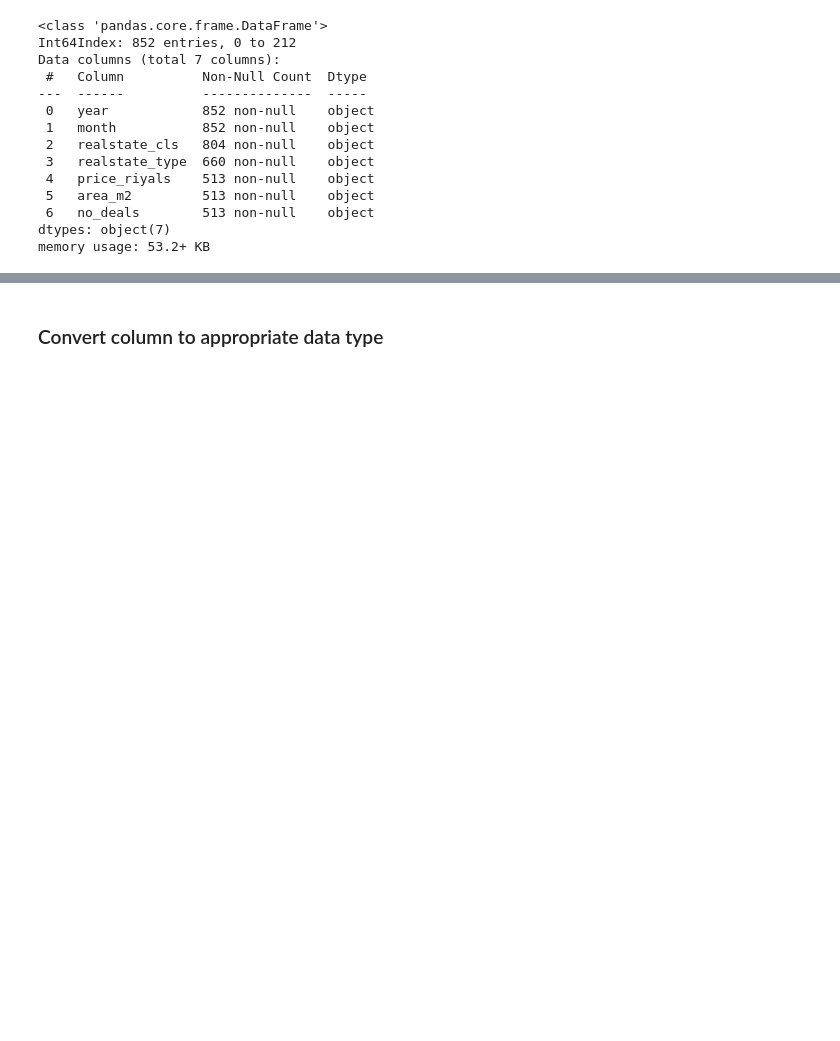
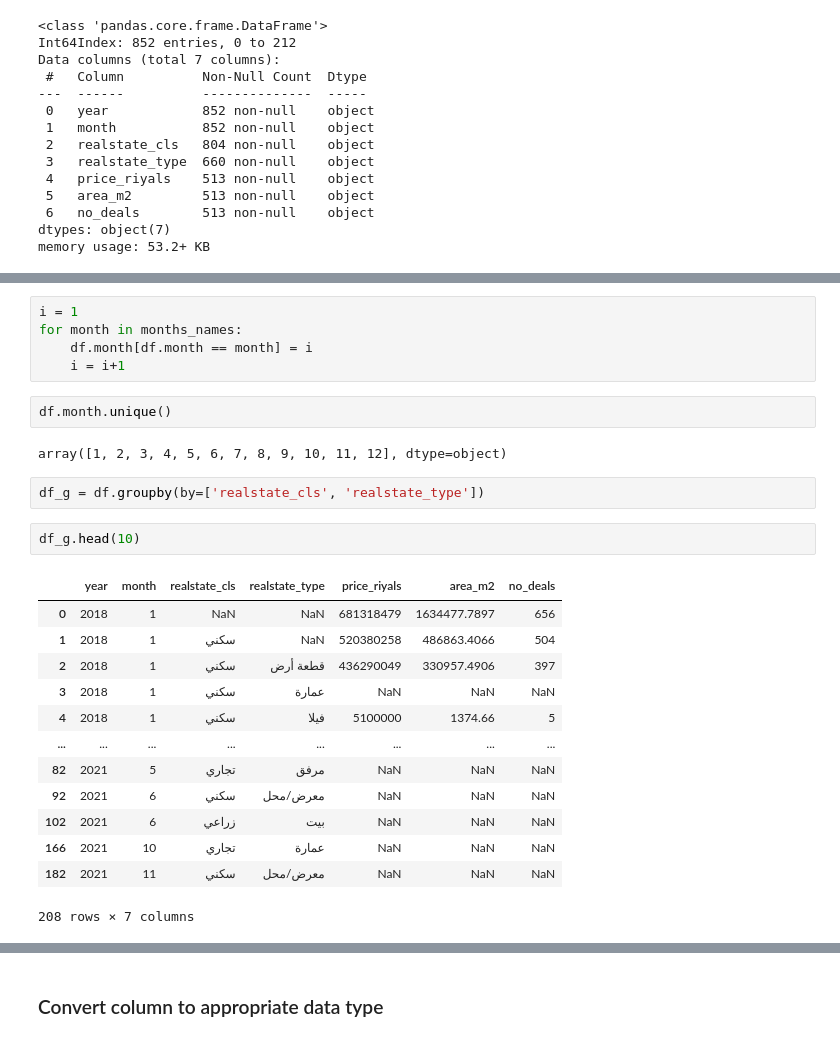
Before and after one commit to mlotfic/real_state_cleaning, a Jupyter notebook: Medina.ipynb, the cells around one changed output, grey strips where cells are left out. Saved outputs shown, nothing was run; the diff lists cells and outputs as text; blank space fills up the shorter version.

```diff
--- a/Medina.ipynb
+++ b/Medina.ipynb
@@ -276,0 +268,27 @@ array([1, 2, 3, 4, 5, 6, 7, 8, 9, 10, 11, 12], dtype=object)
+# %%
+i = 1
+for month in months_names:
+    df.month[df.month == month] = i
+    i = i+1
+# %%
+df.month.unique()
+# %% [output]
+array([1, 2, 3, 4, 5, 6, 7, 8, 9, 10, 11, 12], dtype=object)
+# %%
+df_g = df.groupby(by=['realstate_cls', 'realstate_type'])
+# %%
+df_g.head(10)
+# %% [output]
+|  | year | month | realstate_cls | realstate_type | price_riyals | area_m2 | no_deals |
+| 0 | 2018 | 1 | NaN | NaN | 681318479 | 1634477.7897 | 656 |
+| 1 | 2018 | 1 | سكني | NaN | 520380258 | 486863.4066 | 504 |
+| 2 | 2018 | 1 | سكني | قطعة أرض | 436290049 | 330957.4906 | 397 |
+| 3 | 2018 | 1 | سكني | عمارة | NaN | NaN | NaN |
+| 4 | 2018 | 1 | سكني | فيلا | 5100000 | 1374.66 | 5 |
+| ... | ... | ... | ... | ... | ... | ... | ... |
+| 82 | 2021 | 5 | تجاري | مرفق | NaN | NaN | NaN |
+| 92 | 2021 | 6 | سكني | معرض/محل | NaN | NaN | NaN |
+| 102 | 2021 | 6 | زراعي | بيت | NaN | NaN | NaN |
+| 166 | 2021 | 10 | تجاري | عمارة | NaN | NaN | NaN |
+| 182 | 2021 | 11 | سكني | معرض/محل | NaN | NaN | NaN |
+208 rows × 7 columns
```
Also changed, not shown: parts of 7 cells of this notebook.
